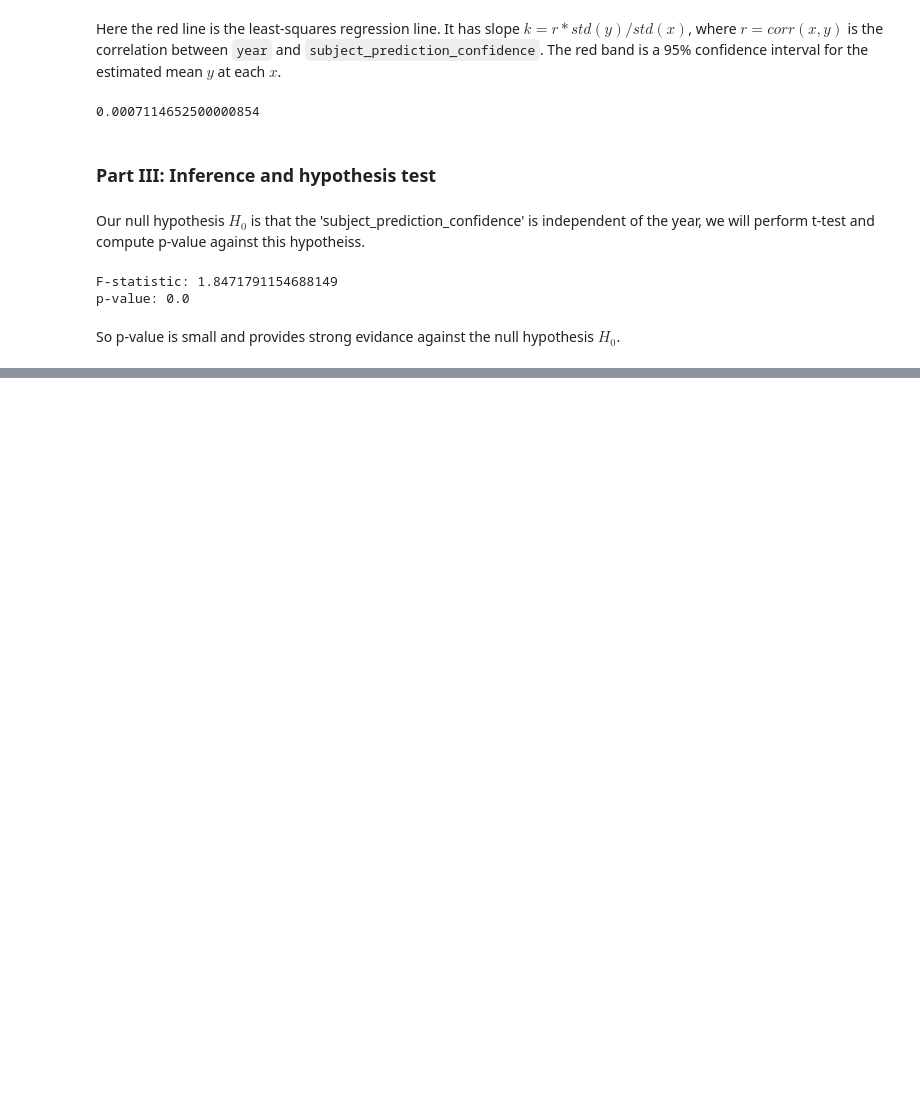
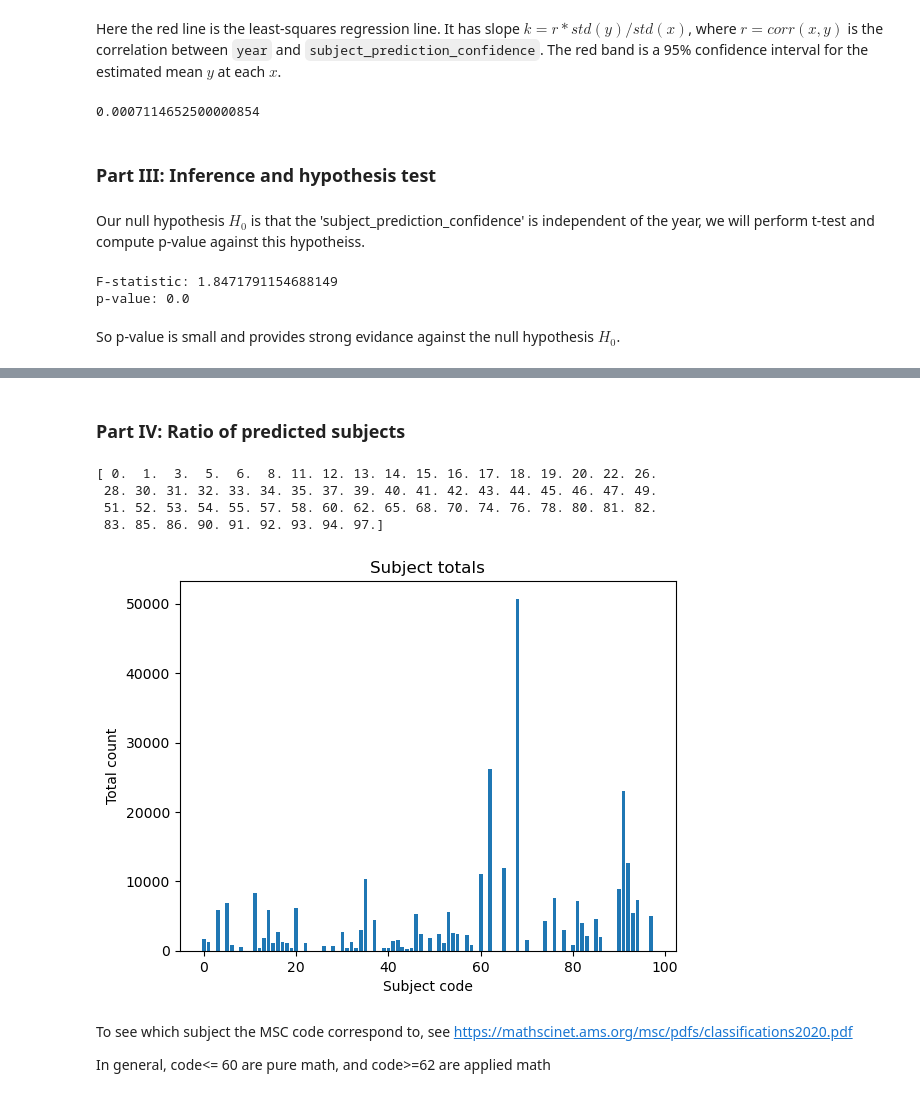
Before and after one commit to Erdos-Projects/summer26-math-genealogy, a Jupyter notebook: notebooks/fill-in-subject-Osanda/intepreting_prediction_confidence-Yilong.ipynb, the cells around one changed output, grey strips where cells are left out. Drawn from its saved outputs; the diff is of its cells as text; code cells hidden in the pictures; blank space fills up the shorter version.

Commit message:
analyzed prediction confidence>0.55 based on subjects

```diff
--- a/notebooks/fill-in-subject-Osanda/intepreting_prediction_confidence-Yilong.ipynb
+++ b/notebooks/fill-in-subject-Osanda/intepreting_prediction_confidence-Yilong.ipynb
@@ -245,3 +245,32 @@ OLS Regression Results
 | Kurtosis: | 1.681 | Cond. No. | 158. |
 Notes:
 [1] Standard Errors assume that the covariance matrix of the errors is correctly specified.
+# %% [markdown]
+### Part IV: Ratio of predicted subjects
+# %%
+import numpy as np
+codes=np.sort(tree1.subject_code.dropna().unique())
+print(codes)
+# %% [output]
+[ 0.  1.  3.  5.  6.  8. 11. 12. 13. 14. 15. 16. 17. 18. 19. 20. 22. 26.
+ 28. 30. 31. 32. 33. 34. 35. 37. 39. 40. 41. 42. 43. 44. 45. 46. 47. 49.
+ 51. 52. 53. 54. 55. 57. 58. 60. 62. 65. 68. 70. 74. 76. 78. 80. 81. 82.
+ 83. 85. 86. 90. 91. 92. 93. 94. 97.]
+# %%
+#count the subject total (including predicted with confidence>5.5)
+C=np.zeros((63,2))
+for i in range(63):
+    C[i,0]=codes[i]
+    C[i,1]=len(tree1[tree1['subject_code']==codes[i]])
+# %%
+plt.bar(C[:, 0], C[:, 1])
+plt.xlabel("Subject code")
+plt.ylabel("Total count")
+plt.title("Subject totals")
+plt.show()
+# %% [output]
+[figure, added]
+# %% [markdown]
+To see which subject the MSC code correspond to, see https://mathscinet.ams.org/msc/pdfs/classifications2020.pdf
+
+In general, code<= 60 are pure math, and code>=62 are applied math
```
Also changed, not shown: parts of 5 cells of this notebook.
